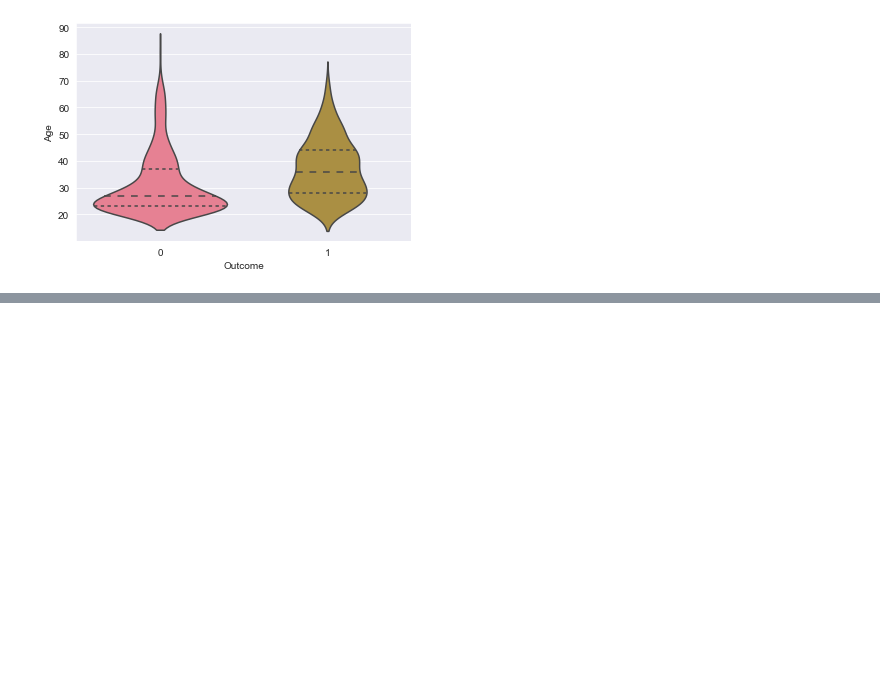
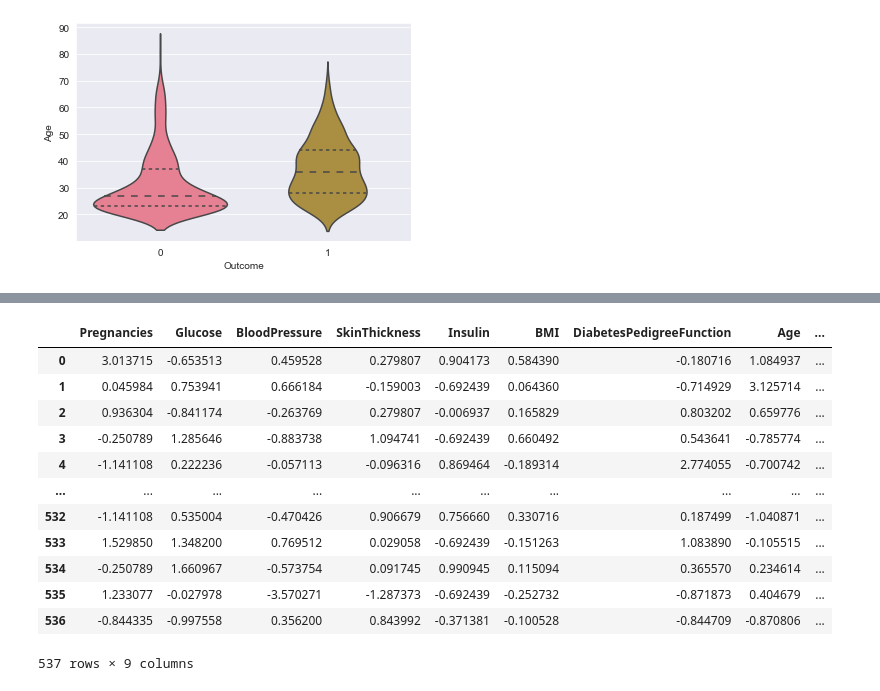
Before and after one commit to Domin8668/Projekt_SSI, a Jupyter notebook: Projekt.ipynb, the cells around one changed output, grey strips where cells are left out. Cells and saved outputs as stored; diff of their text form; code cells hidden in the pictures; blank space fills up the shorter version.

```diff
--- a/Projekt.ipynb
+++ b/Projekt.ipynb
@@ -168 +168,19 @@ normalized_data
 768 rows × 9 columns
+# %%
+# Test dla normalizacji std
+normalized_training_data_std, normalized_validation_data_std = ProcessingData.split(normalized_data_std, 0.7)
+normalized_training_data_std
+# %% [output]
+|  | Pregnancies | Glucose | BloodPressure | SkinThickness | Insulin | BMI | DiabetesPedigreeFunction | Age | ... |
+| 0 | 3.013715 | -0.653513 | 0.459528 | 0.279807 | 0.904173 | 0.584390 | -0.180716 | 1.084937 | ... |
+| 1 | 0.045984 | 0.753941 | 0.666184 | -0.159003 | -0.692439 | 0.064360 | -0.714929 | 3.125714 | ... |
+| 2 | 0.936304 | -0.841174 | -0.263769 | 0.279807 | -0.006937 | 0.165829 | 0.803202 | 0.659776 | ... |
+| 3 | -0.250789 | 1.285646 | -0.883738 | 1.094741 | -0.692439 | 0.660492 | 0.543641 | -0.785774 | ... |
+| 4 | -1.141108 | 0.222236 | -0.057113 | -0.096316 | 0.869464 | -0.189314 | 2.774055 | -0.700742 | ... |
+| ... | ... | ... | ... | ... | ... | ... | ... | ... | ... |
+| 532 | -1.141108 | 0.535004 | -0.470426 | 0.906679 | 0.756660 | 0.330716 | 0.187499 | -1.040871 | ... |
+| 533 | 1.529850 | 1.348200 | 0.769512 | 0.029058 | -0.692439 | -0.151263 | 1.083890 | -0.105515 | ... |
+| 534 | -0.250789 | 1.660967 | -0.573754 | 0.091745 | 0.990945 | 0.115094 | 0.365570 | 0.234614 | ... |
+| 535 | 1.233077 | -0.027978 | -3.570271 | -1.287373 | -0.692439 | -0.252732 | -0.871873 | 0.404679 | ... |
+| 536 | -0.844335 | -0.997558 | 0.356200 | 0.843992 | -0.371381 | -0.100528 | -0.844709 | -0.870806 | ... |
+537 rows × 9 columns
```
Also changed, not shown: parts of 27 cells of this notebook.
